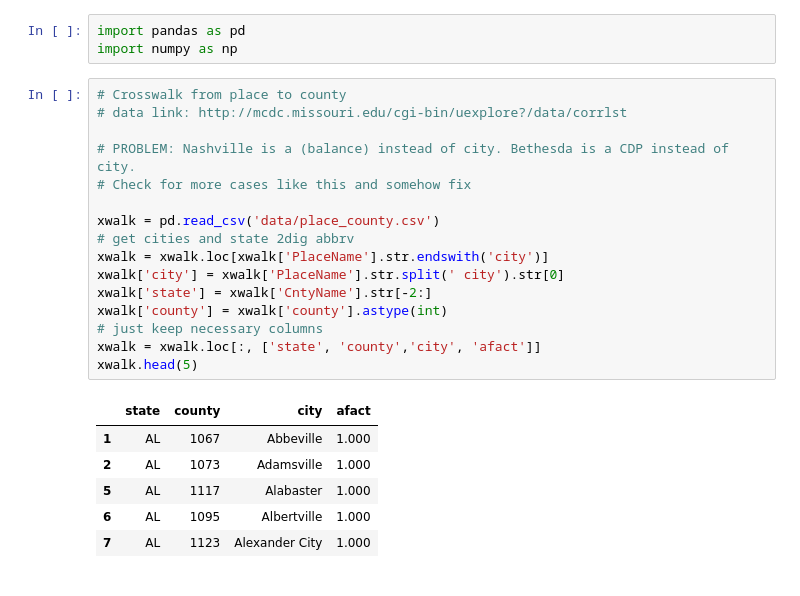
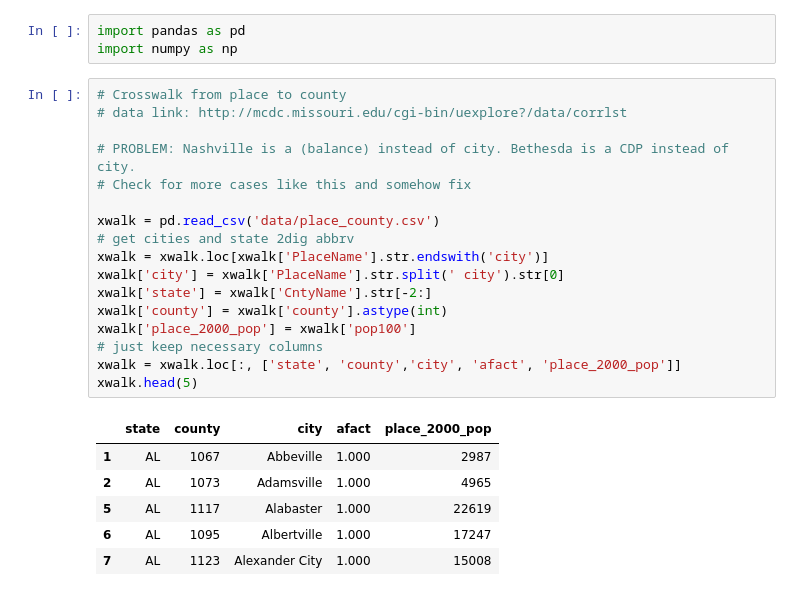
Before and after one commit to derrickchoe/remote_broadband, a Jupyter notebook: merge_broadband_remote.ipynb, the cells around one changed output. Drawn from its saved outputs; the diff is of its cells as text.

```diff
--- a/merge_broadband_remote.ipynb
+++ b/merge_broadband_remote.ipynb
@@ -4,26 +4,27 @@ import numpy as np
 # %%
 # Crosswalk from place to county
 # data link: http://mcdc.missouri.edu/cgi-bin/uexplore?/data/corrlst
 
 # PROBLEM: Nashville is a (balance) instead of city. Bethesda is a CDP instead of city.
 # Check for more cases like this and somehow fix
 
 xwalk = pd.read_csv('data/place_county.csv')
 # get cities and state 2dig abbrv
 xwalk = xwalk.loc[xwalk['PlaceName'].str.endswith('city')]
 xwalk['city'] = xwalk['PlaceName'].str.split(' city').str[0]
 xwalk['state'] = xwalk['CntyName'].str[-2:]
 xwalk['county'] = xwalk['county'].astype(int)
+xwalk['place_2000_pop'] = xwalk['pop100']
 # just keep necessary columns
-xwalk = xwalk.loc[:, ['state', 'county','city', 'afact']]
+xwalk = xwalk.loc[:, ['state', 'county','city', 'afact', 'place_2000_pop']]
 xwalk.head(5)
 # %% [output]
-|  | state | county | city | afact |
-| 1 | AL | 1067 | Abbeville | 1.000 |
-| 2 | AL | 1073 | Adamsville | 1.000 |
-| 5 | AL | 1117 | Alabaster | 1.000 |
-| 6 | AL | 1095 | Albertville | 1.000 |
-| 7 | AL | 1123 | Alexander City | 1.000 |
+|  | state | county | city | afact | place_2000_pop |
+| 1 | AL | 1067 | Abbeville | 1.000 | 2987 |
+| 2 | AL | 1073 | Adamsville | 1.000 | 4965 |
+| 5 | AL | 1117 | Alabaster | 1.000 | 22619 |
+| 6 | AL | 1095 | Albertville | 1.000 | 17247 |
+| 7 | AL | 1123 | Alexander City | 1.000 | 15008 |
 # %%
 # FCC data via Tedi-- thank you!
 fccraw = pd.read_stata('data/US_2018_county.dta')
```
Also changed, not shown: parts of 4 cells of this notebook, 1 other file.
